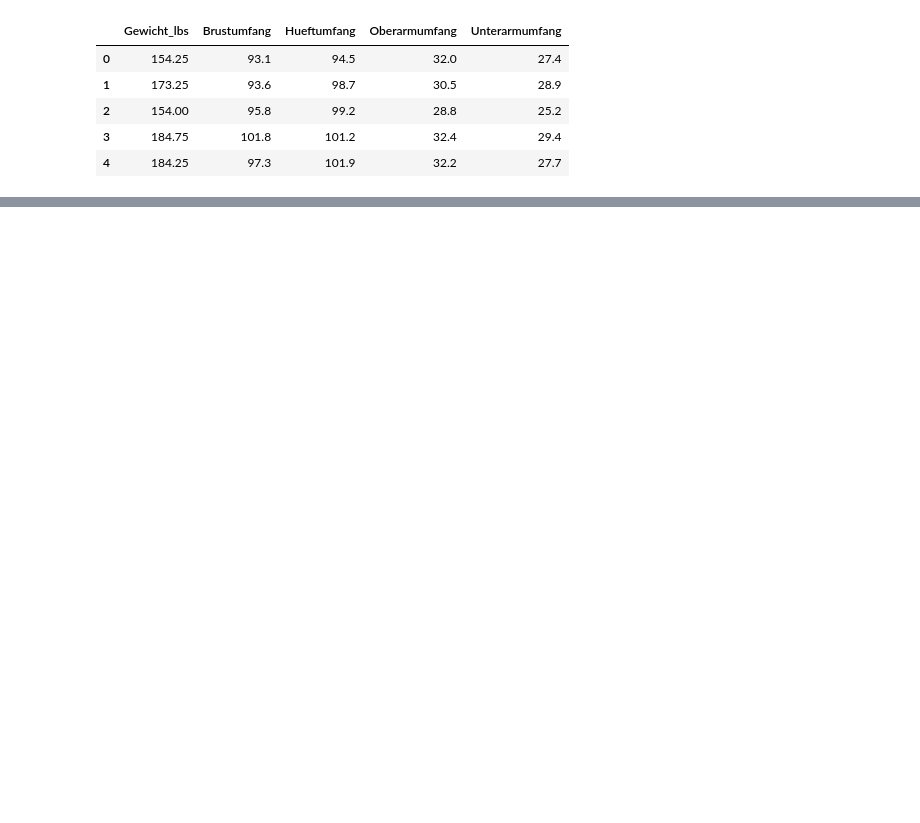
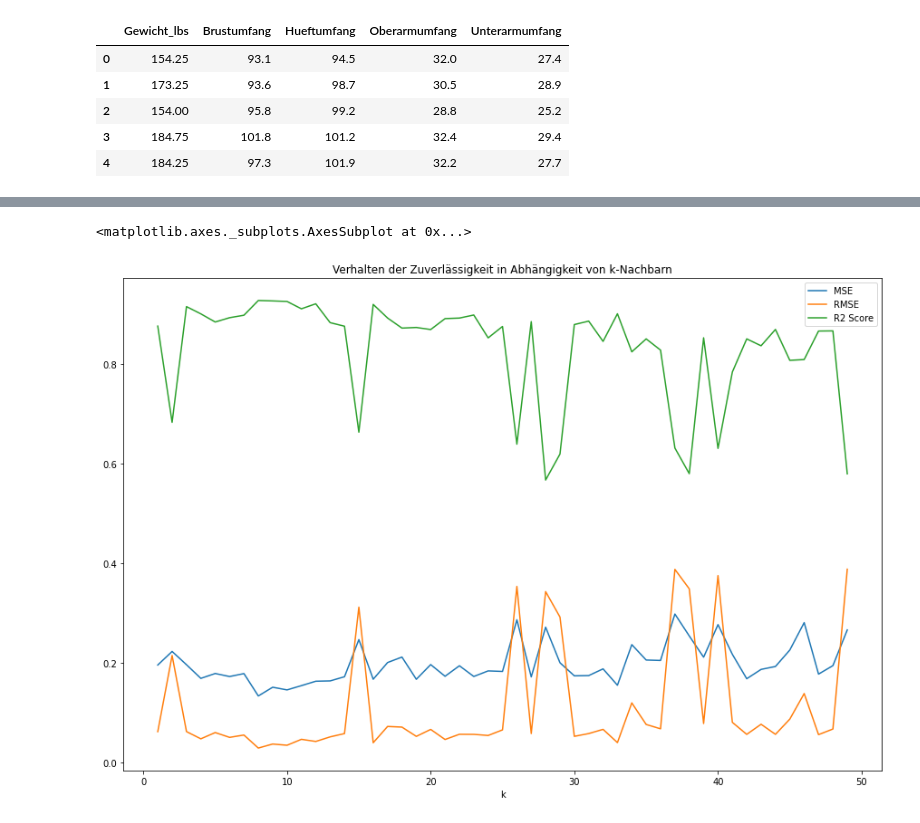
Before and after one commit to lvlanson/data_mining, a Jupyter notebook: Praktikum_3/Praktikum_3_Aufgabe_4.ipynb, the cells around one changed output, grey strips where cells are left out. Saved outputs shown, nothing was run; the diff lists cells and outputs as text; code cells hidden in the pictures; blank space fills up the shorter version.

```diff
--- a/Praktikum_3/Praktikum_3_Aufgabe_4.ipynb
+++ b/Praktikum_3/Praktikum_3_Aufgabe_4.ipynb
@@ -259,6 +262,0 @@ def training_eval(df, norm_typ):
-# %%
-# b) Training und Bewertung der Netze
-training_eval(df_min_max, "Min Max")
-training_eval(df_z, "Z Score")
-training_eval(df_rs, "Robust Scaler")
-training_eval(df_qt, "Quantile Transformer")
@@ -282,0 +263,32 @@ R2 Score:  0.9192124257792279
+# %%
+# b) Training und Bewertung der Netze
+data = {"Name":[], "k": [], "MSE": [], "RMSE": [], "R2 Score": []}
+for i in range(1, 50):
+  min_max = training_eval(df_min_max, i, "Min Max")
+  z_score = training_eval(df_z, i, "Z Score")
+  rob_scal = training_eval(df_rs, i, "Robust Scaler")
+  qut_trn = training_eval(df_qt, i, "Quantile Transformer")
+  data["Name"].append("Min Max")
+  data["k"].append(min_max[0])
+  data["MSE"].append(min_max[1])
+  data["RMSE"].append(min_max[2])
+  data["R2 Score"].append(min_max[3])
+  data["Name"].append("Z Score")
+  data["k"].append(z_score[0])
+  data["MSE"].append(z_score[1])
+  data["RMSE"].append(z_score[2])
+  data["R2 Score"].append(z_score[3])
+  data["Name"].append("Robust Scaler")
+  data["k"].append(rob_scal[0])
+  data["MSE"].append(rob_scal[1])
+  data["RMSE"].append(rob_scal[2])
+  data["R2 Score"].append(rob_scal[3])
+  data["Name"].append("Quantile Transformer")
+  data["k"].append(qut_trn[0])
+  data["MSE"].append(qut_trn[1])
+  data["RMSE"].append(qut_trn[2])
+  data["R2 Score"].append(qut_trn[3])
+# %%
+df_eval = pd.DataFrame(data)
+
+print(df_eval.describe())
@@ -282,0 +305,5 @@ R2 Score:  0.9192124257792279
+# %%
+df_eval.loc[df_eval['Name'] == "Z Score"].plot(x="k", figsize=(15,10), title="Verhalten der Zuverlässigkeit in Abhängigkeit von k-Nachbarn")
+# %% [output]
+<matplotlib.axes._subplots.AxesSubplot at 0x...>
+[figure, added]
```
Also changed, not shown: parts of 6 cells of this notebook.
